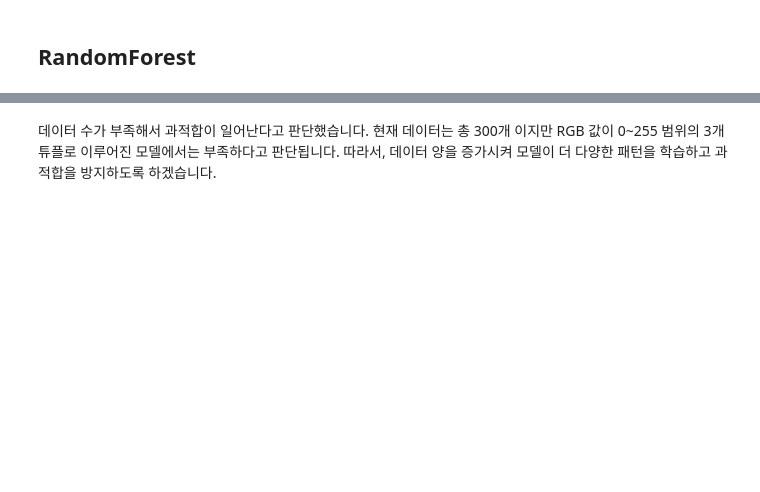
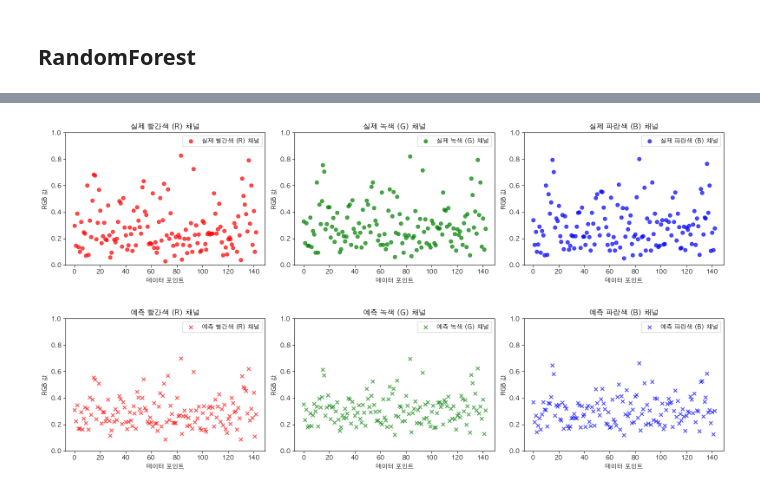
Before and after one commit to dessertgomjelly/Trend-Driven-Color-Matching-Project, a Jupyter notebook: 3.색상조합학습.ipynb, the cells around one changed output, grey strips where cells are left out. Saved outputs shown, nothing was run; the diff lists cells and outputs as text; code cells hidden in the pictures; blank space fills up the shorter version.

```diff
--- a/3.색상조합학습.ipynb
+++ b/3.색상조합학습.ipynb
@@ -343,33 +328,35 @@ print(f'Random Forest Mean Squared Error: {mse_rf}')
 # %%
 # 실제 RGB 값 시각화
 plt.figure(figsize=(16, 4))
 
 for i, color in enumerate(['red', 'green', 'blue']):
     plt.subplot(1, 3, i+1)
     plt.scatter(range(len(y_test)), y_test[:, i], label=f'실제 {["빨간색 (R)", "녹색 (G)", "파란색 (B)"][i]} 채널', color=color, marker='o', alpha=0.7)
     plt.title(f'실제 {["빨간색 (R)", "녹색 (G)", "파란색 (B)"][i]} 채널')
     plt.xlabel('데이터 포인트')
     plt.ylabel('RGB 값')
     plt.legend()
+    # y축 범위 설정
+    plt.ylim([0, 1])  # 이 범위는 데이터의 정규화된 값에 따라 조절할 수 있습니다.
 
 plt.tight_layout()
 plt.show()
 
 # 예측 RGB 값 시각화
 plt.figure(figsize=(16, 4))
 
 for i, color in enumerate(['red', 'green', 'blue']):
     plt.subplot(1, 3, i+1)
     plt.scatter(range(len(y_test)), y_pred_rf[:, i], label=f'예측 {["빨간색 (R)", "녹색 (G)", "파란색 (B)"][i]} 채널', color=color, marker='x', alpha=0.7)
     plt.title(f'예측 {["빨간색 (R)", "녹색 (G)", "파란색 (B)"][i]} 채널')
     plt.xlabel('데이터 포인트')
     plt.ylabel('RGB 값')
     plt.legend()
+    # y축 범위 설정
+    plt.ylim([0, 1])  # 이 범위는 데이터의 정규화된 값에 따라 조절할 수 있습니다.
 
 plt.tight_layout()
 plt.show()
+# %% [output]
+[figure, added]
+[figure, added]
-# %% [markdown]
-
-데이터 수가 부족해서 과적합이 일어난다고 판단했습니다.
-현재 데이터는 총 300개 이지만 RGB 값이 0~255 범위의 3개 튜플로 이루어진 모델에서는 부족하다고 판단됩니다.
-따라서, 데이터 양을 증가시켜 모델이 더 다양한 패턴을 학습하고 과적합을 방지하도록 하겠습니다.
```
Also changed, not shown: parts of 21 cells of this notebook, 4 other files.
